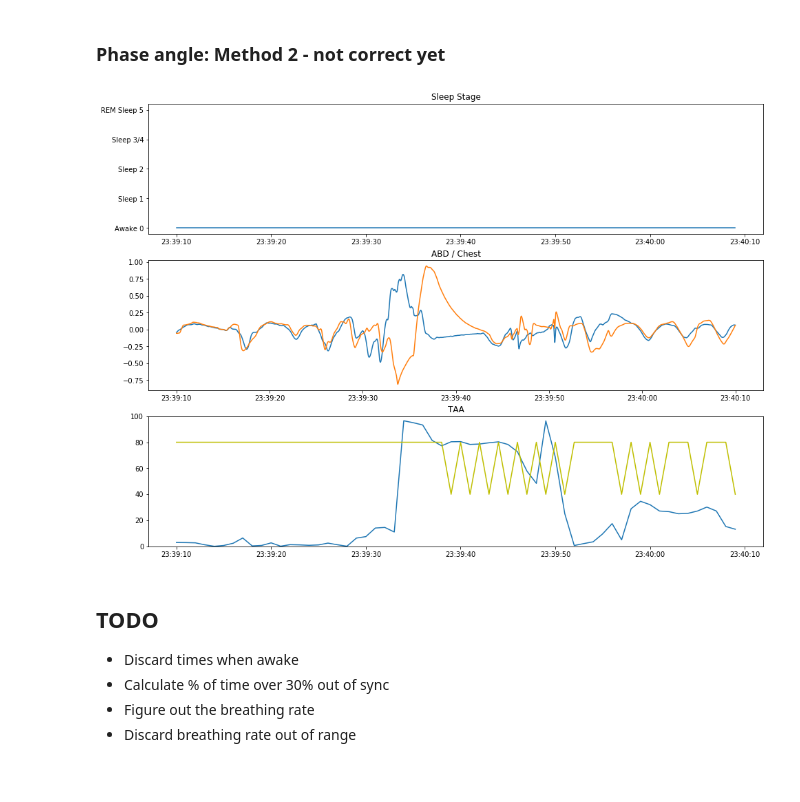
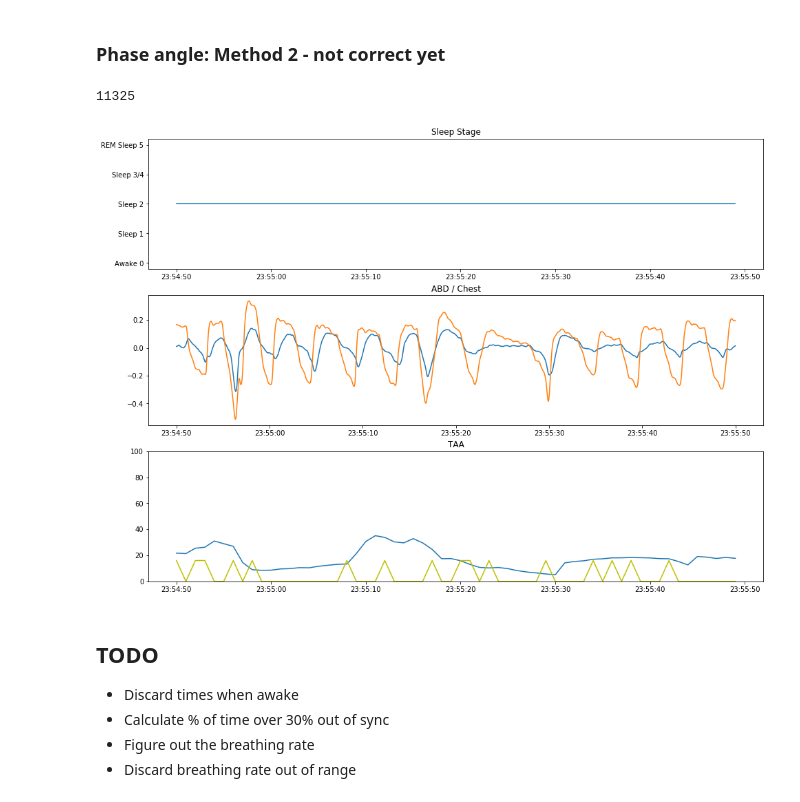
Before and after one commit to jonathanbranam/aisdb, a Jupyter notebook: FirstReadEDF.ipynb, the cells around one changed output. Cells and saved outputs as stored; diff of their text form; code cells hidden in the pictures.

```diff
--- a/FirstReadEDF.ipynb
+++ b/FirstReadEDF.ipynb
@@ -138,6 +138,7 @@ def calc_taa(abd, chest, freq=64):
     win_count = calc_windows(xlen, win_size, stride)
     taa_raw = np.zeros(win_count)
     taa_valid = np.full(win_count, True, dtype=np.bool)
+    taa_invalid_reason = np.zeros(win_count, dtype=np.uint32)
     for i in range(win_count):
         j = i * stride
         j_end = j + win_size
@@ -157,17 +158,31 @@ def calc_taa(abd, chest, freq=64):
         in_band_power_2 = np.sum(Pxx_den2[2:10])
         total_power_1 = np.sum(Pxx_den1)
         total_power_2 = np.sum(Pxx_den2)
-        if in_band_power_1 == 0.0 or total_power_1 / in_band_power_1 < 0.65:
+        INVALID_ABD_LOW_POWER = 1
+        INVALID_CHEST_LOW_POWER = 2
+        INVALID_ABD_FREQ_OUT_OF_RANGE = 4
+        INVALID_CHEST_FREQ_OUT_OF_RANGE = 8
+        INVALID_CHEST_ABD_FREQ_DISPARITY = 16
+        if in_band_power_1 == 0.0 or in_band_power_1 / total_power_1 < 0.65:
+            taa_invalid_reason[i] |= INVALID_ABD_LOW_POWER
             taa_valid[i] = False
-        if in_band_power_2 == 0.0 or total_power_2 / in_band_power_2 < 0.65:
+        if in_band_power_2 == 0.0 or in_band_power_2 / total_power_2 < 0.65:
+            taa_invalid_reason[i] |= INVALID_CHEST_LOW_POWER
             taa_valid[i] = False
 
         # breathing frequencies lie outside the physiological range for children (0.12 - 0.585Hz)
-        if ff1 < 0.12 or ff1 > 0.585 or ff2 < 0.12 or ff2 > 0.585:
+        if ff1 < 0.12 or ff1 > 0.585:
+            taa_invalid_reason[i] |= INVALID_ABD_FREQ_OUT_OF_RANGE
+            taa_valid[i] = False
+        if ff2 < 0.12 or ff2 > 0.585:
+            taa_invalid_reason[i] |= INVALID_CHEST_FREQ_OUT_OF_RANGE
             taa_valid[i] = False
 
         # disparity between RC and ABD fundamental frequencies existed (defined by a difference > 20%)
-        if ff1 != ff2 and ff1 / (ff1-ff2) > 0.2:
+        ff_larger = max(ff1, ff2)
+        ff_smaller = min(ff1, ff2)
+        if ff_larger != ff_smaller and (ff_larger-ff_smaller) / ff_larger  > 0.2:
+            taa_invalid_reason[i] |= INVALID_CHEST_ABD_FREQ_DISPARITY
             taa_valid[i] = False
 
 
@@ -178,7 +193,7 @@ def calc_taa(abd, chest, freq=64):
         #phase_angle = np.arctan(c)
         taa_raw[i] = phase_angle
     taa = np.abs(taa_raw)/np.pi
-    return taa, taa_valid, 1/step_size_sec
+    return taa, taa_invalid_reason, 1/step_size_sec
 # %%
 def calc_sec_taa(abd, chest, win_size=3, freq=64, stride=1):
     """Calculate the time in asynchrony per second.
@@ -448,7 +467,9 @@ def chart_taa(start_time=5_600, window_len=30,
     taa_time_range = np.empty(taa_len, dtype='datetime64[ms]')
     # TEMP TODO -12/taa_freq is a guess and matches the delay,
     # but not sure it's valid. VERIFY
+    # I got 12 because the window length is 12 times the step size
     taa_start = int(start_time*taa_freq - 12/taa_freq)
+    #taa_start = int(start_time*taa_freq - 6/taa_freq)
     taa_end = taa_start + int(window_len*taa_freq)
     for i in range(taa_len):
         taa_time_range[i] = start_dt.naive + td(seconds=start_time*taa_freq + i)
@@ -470,15 +491,19 @@ def chart_taa(start_time=5_600, window_len=30,
     plt.title('TAA')
     plt.ylim(0,100)
     plt.plot(taa_time_range, taa[taa_start:taa_end]*100)
-    plt.plot(taa_time_range, 40+taa_valid[taa_start:taa_end]*40, 'y')
+    plt.plot(taa_time_range, taa_valid[taa_start:taa_end], 'y')
+# %%
+np.sum(taa_valid == 16)
+# %% [output]
+11325
 # %%
 #chart_taa(start_time=11_530, window_len=60)
 # 13_560 looks weird. Jumps too high too early
 # 14_600 looks like TAA is ahead of the breathing problem
 # 14_900 looks TAA delayed again
-chart_taa(start_time=13_560, window_len=60)
+chart_taa(start_time=14_500, window_len=60)
 # %% [output]
-[figure, old version]
+[figure, new version]
 # %% [markdown]
 ## TODO
 
```
Also changed, not shown: parts of 18 cells of this notebook.
